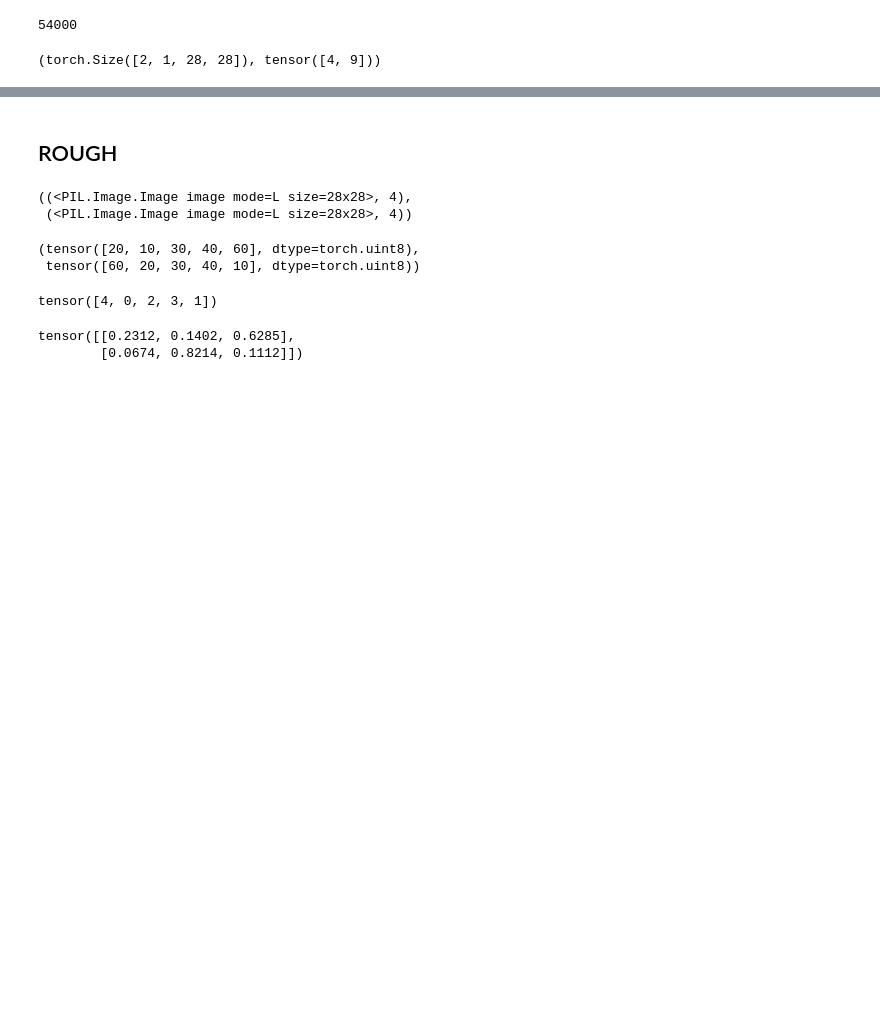
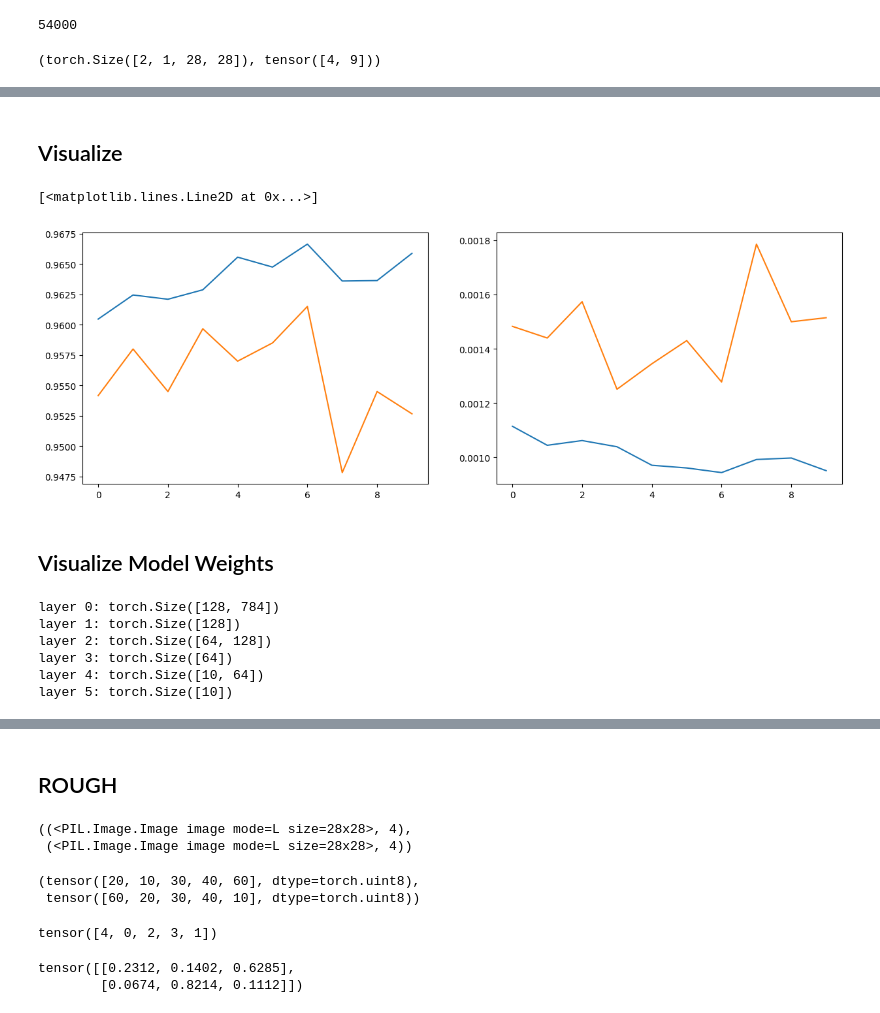
Before and after one commit to gouherdanish/mnist_classification, a Jupyter notebook: poc.ipynb, the cells around one changed output, grey strips where cells are left out. Cells and saved outputs as stored; diff of their text form; code cells hidden in the pictures; blank space fills up the shorter version.

Commit message:
added training code in notebook

```diff
--- a/poc.ipynb
+++ b/poc.ipynb
@@ -302,4 +285,4 @@ out[0],y[0]
 # %%
-loss = loss_fn(out,y)
+loss = loss_fn(logits,y_)
 loss
 # %% [output]
@@ -322,0 +353,21 @@ def train_epoch(model, dataloader, lr=0.01, optimizer=None, loss_fn=nn.CrossEntr
+# %%
+def train(model,train_loader,val_loader,epochs=10,optimizer=None,lr=0.01,loss_fn=nn.CrossEntropyLoss()):
+    optimizer = optimizer or torch.optim.Adam(model.parameters(),lr=lr)
+    res = {
+        'train_loss':[],
+        'val_loss':[],
+        'train_acc':[],
+        'val_acc':[]
+    }
+    for ep in range(epochs):
+        tl,ta = train_epoch(model,train_loader,optimizer=optimizer,lr=lr,loss_fn=loss_fn)
+        vl,va = validate(model,val_loader,loss_fn=loss_fn)
+        print(f"Epoch {ep:2}, Train acc={ta:.3f}, Val acc={va:.3f}, Train loss={tl:.3f}, Val loss={vl:.3f}")
+        res['train_loss'].append(tl)
+        res['train_acc'].append(ta)
+        res['val_loss'].append(vl)
+        res['val_acc'].append(va)
+    return res
+# %%
+hist = train(model,train_loader,val_loader,epochs=10)
+hist
@@ -322,0 +409,25 @@ def train_epoch(model, dataloader, lr=0.01, optimizer=None, loss_fn=nn.CrossEntr
+# %% [markdown]
+## Visualize
+# %%
+plt.figure(figsize=(15,5))
+plt.subplot(121)
+plt.plot(hist['train_acc'],label='Training Acc')
+plt.plot(hist['val_acc'],label='Validation Acc')
+plt.subplot(122)
+plt.plot(hist['train_loss'],label='Training Loss')
+plt.plot(hist['val_loss'],label='Validation Loss')
+# %% [output]
+[<matplotlib.lines.Line2D at 0x...>]
+[figure, added]
+# %% [markdown]
+## Visualize Model Weights
+# %%
+for i, layer in enumerate(model.parameters()):
+    print(f'layer {i}: {layer.shape}')
+# %% [output]
+layer 0: torch.Size([128, 784])
+layer 1: torch.Size([128])
+layer 2: torch.Size([64, 128])
+layer 3: torch.Size([64])
+layer 4: torch.Size([10, 64])
+layer 5: torch.Size([10])
```
Also changed, not shown: parts of 28 cells of this notebook.
